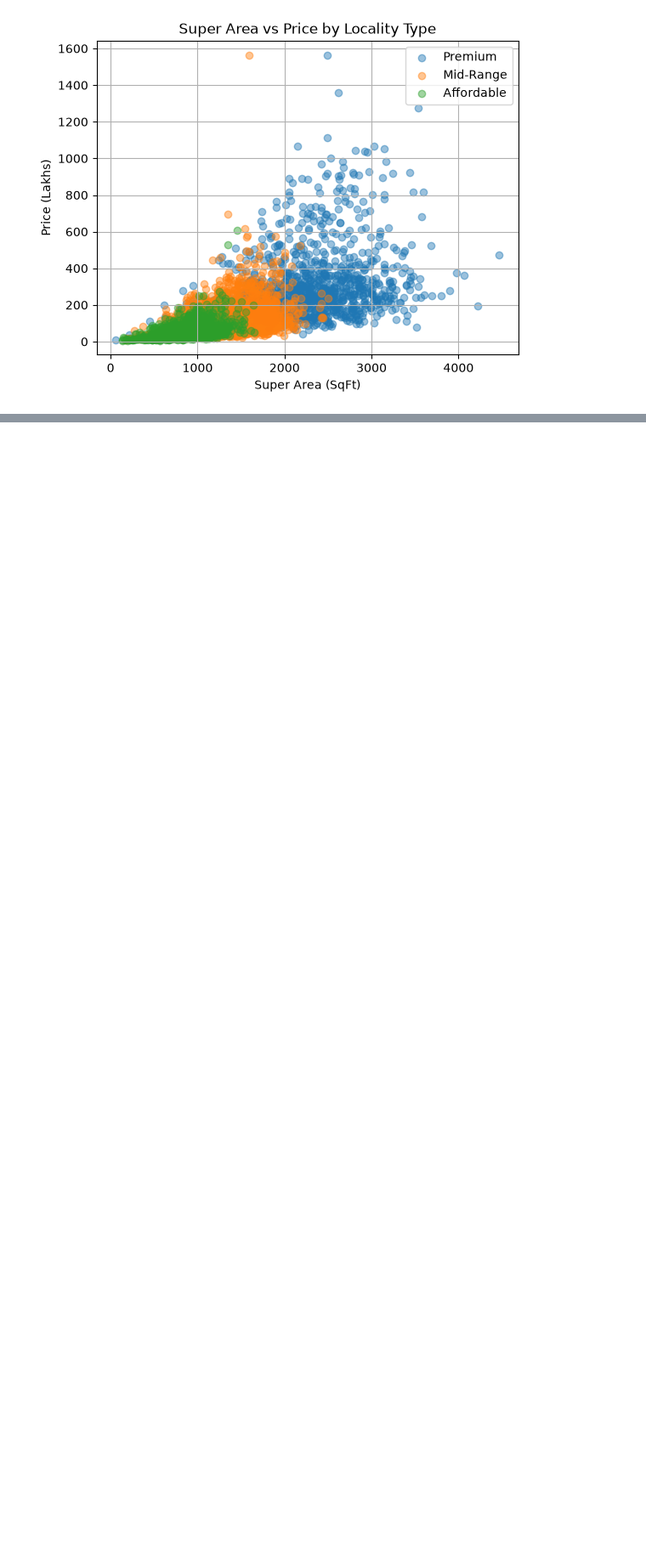
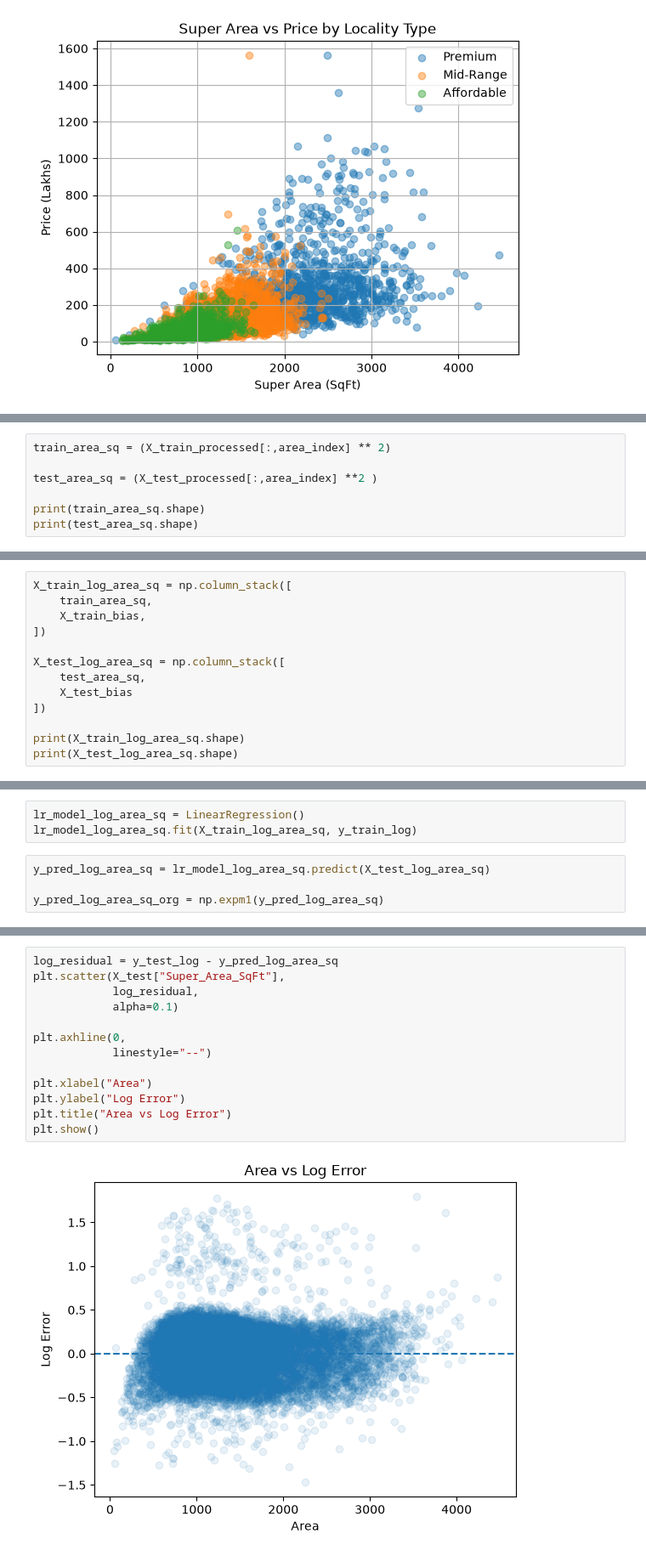
Before and after one commit to ashishkrsingh21/House-Price-Prediction, a Jupyter notebook: notebooks/03_model_training.ipynb, the cells around one changed output, grey strips where cells are left out. Shown at 85% size. Saved outputs shown, nothing was run; the diff lists cells and outputs as text; blank space fills up the shorter version.

```diff
--- a/notebooks/03_model_training.ipynb
+++ b/notebooks/03_model_training.ipynb
@@ -267,0 +290,7 @@ plt.show()
+# %%
+train_area_sq = (X_train_processed[:,area_index] ** 2)
+
+test_area_sq = (X_test_processed[:,area_index] **2 )
+
+print(train_area_sq.shape)
+print(test_area_sq.shape)
@@ -267,0 +379,13 @@ plt.show()
+# %%
+X_train_log_area_sq = np.column_stack([
+    train_area_sq,
+    X_train_bias,
+])
+
+X_test_log_area_sq = np.column_stack([
+    test_area_sq,
+    X_test_bias
+])
+
+print(X_train_log_area_sq.shape)
+print(X_test_log_area_sq.shape)
@@ -267,0 +395,7 @@ plt.show()
+# %%
+lr_model_log_area_sq = LinearRegression()
+lr_model_log_area_sq.fit(X_train_log_area_sq, y_train_log)
+# %%
+y_pred_log_area_sq = lr_model_log_area_sq.predict(X_test_log_area_sq)
+
+y_pred_log_area_sq_org = np.expm1(y_pred_log_area_sq)
@@ -267,0 +409,15 @@ plt.show()
+# %%
+log_residual = y_test_log - y_pred_log_area_sq
+plt.scatter(X_test["Super_Area_SqFt"],
+            log_residual,
+            alpha=0.1)
+
+plt.axhline(0,
+            linestyle="--")
+
+plt.xlabel("Area")
+plt.ylabel("Log Error")
+plt.title("Area vs Log Error")
+plt.show()
+# %% [output]
+[figure, added]
```
Also changed, not shown: parts of 228 cells of this notebook.
